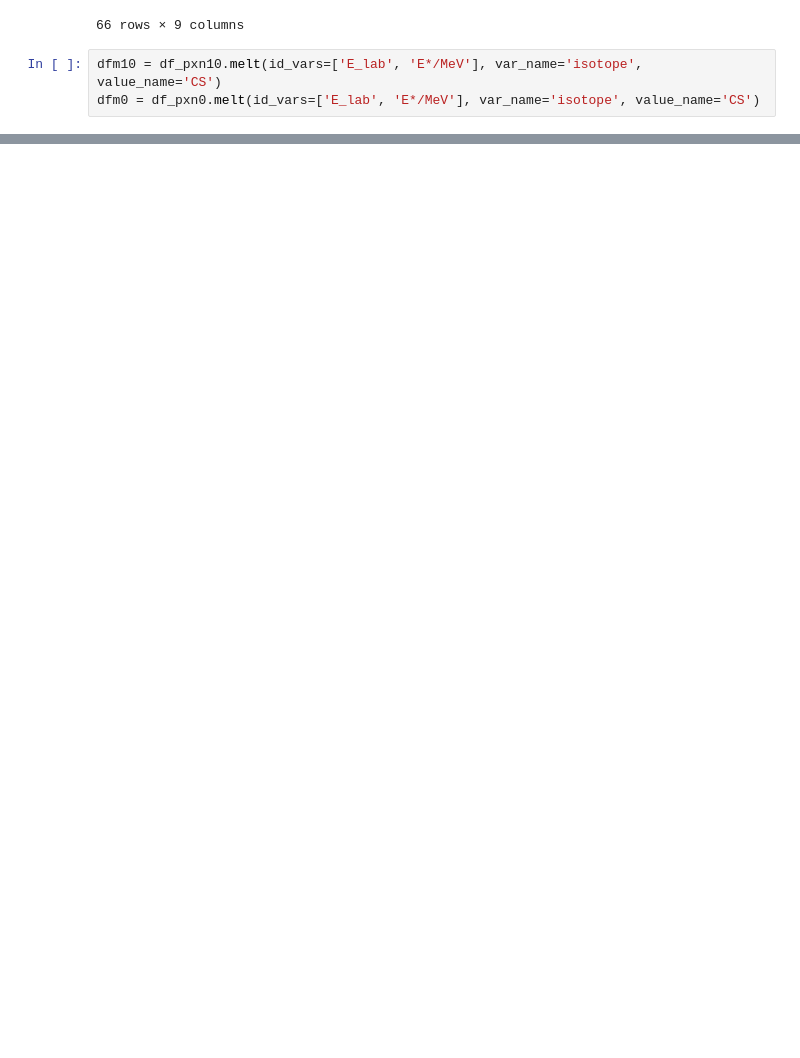
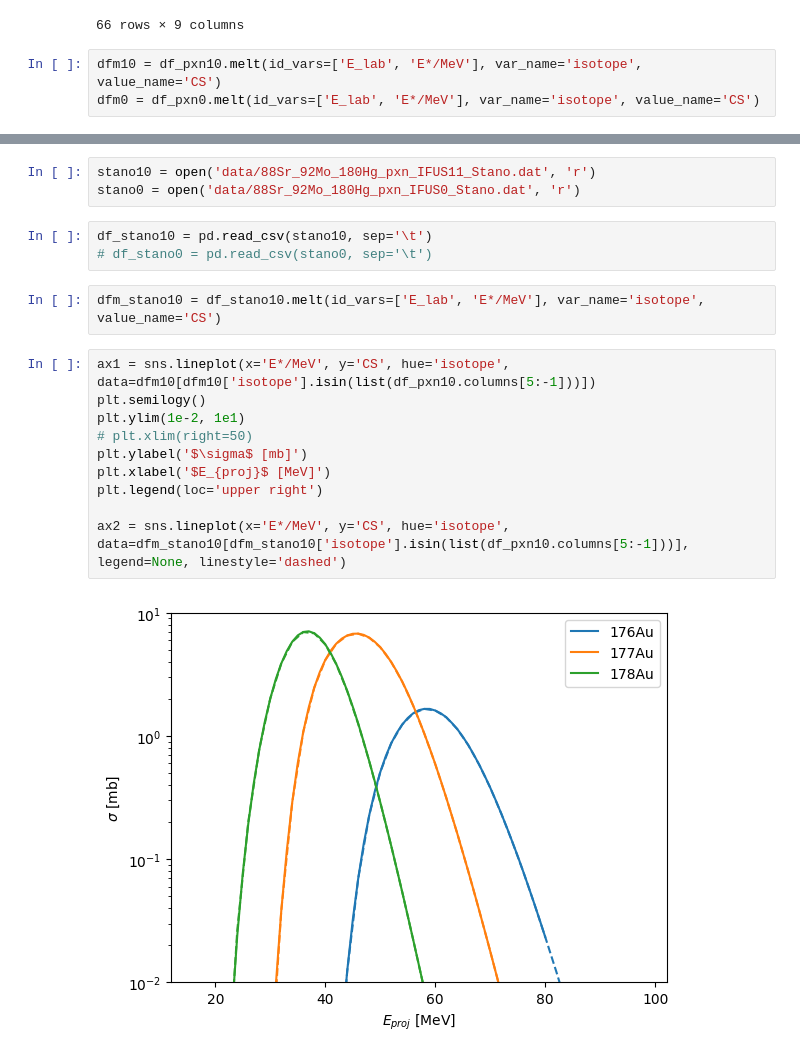
Before and after one commit to JozefMist/hivapJ, a Jupyter notebook: MyHivap/results/180hg/180hg.ipynb, the cells around one changed output, grey strips where cells are left out. Drawn from its saved outputs; the diff is of its cells as text; blank space fills up the shorter version.

```diff
--- a/MyHivap/results/180hg/180hg.ipynb
+++ b/MyHivap/results/180hg/180hg.ipynb
@@ -106,0 +107,20 @@ plt.legend(loc='upper right')
+# %%
+stano10 = open('data/88Sr_92Mo_180Hg_pxn_IFUS11_Stano.dat', 'r')
+stano0 = open('data/88Sr_92Mo_180Hg_pxn_IFUS0_Stano.dat', 'r')
+# %%
+df_stano10 = pd.read_csv(stano10, sep='\t')
+# df_stano0 = pd.read_csv(stano0, sep='\t')
+# %%
+dfm_stano10 = df_stano10.melt(id_vars=['E_lab', 'E*/MeV'], var_name='isotope', value_name='CS')
+# %%
+ax1 = sns.lineplot(x='E*/MeV', y='CS', hue='isotope', data=dfm10[dfm10['isotope'].isin(list(df_pxn10.columns[5:-1]))])
+plt.semilogy()
+plt.ylim(1e-2, 1e1)
+# plt.xlim(right=50)
+plt.ylabel('$\sigma$ [mb]')
+plt.xlabel('$E_{proj}$ [MeV]')
+plt.legend(loc='upper right')
+
+ax2 = sns.lineplot(x='E*/MeV', y='CS', hue='isotope', data=dfm_stano10[dfm_stano10['isotope'].isin(list(df_pxn10.columns[5:-1]))], legend=None, linestyle='dashed')
+# %% [output]
+[figure, added]
```
Also changed, not shown: parts of 2 cells of this notebook, 15 other files.
